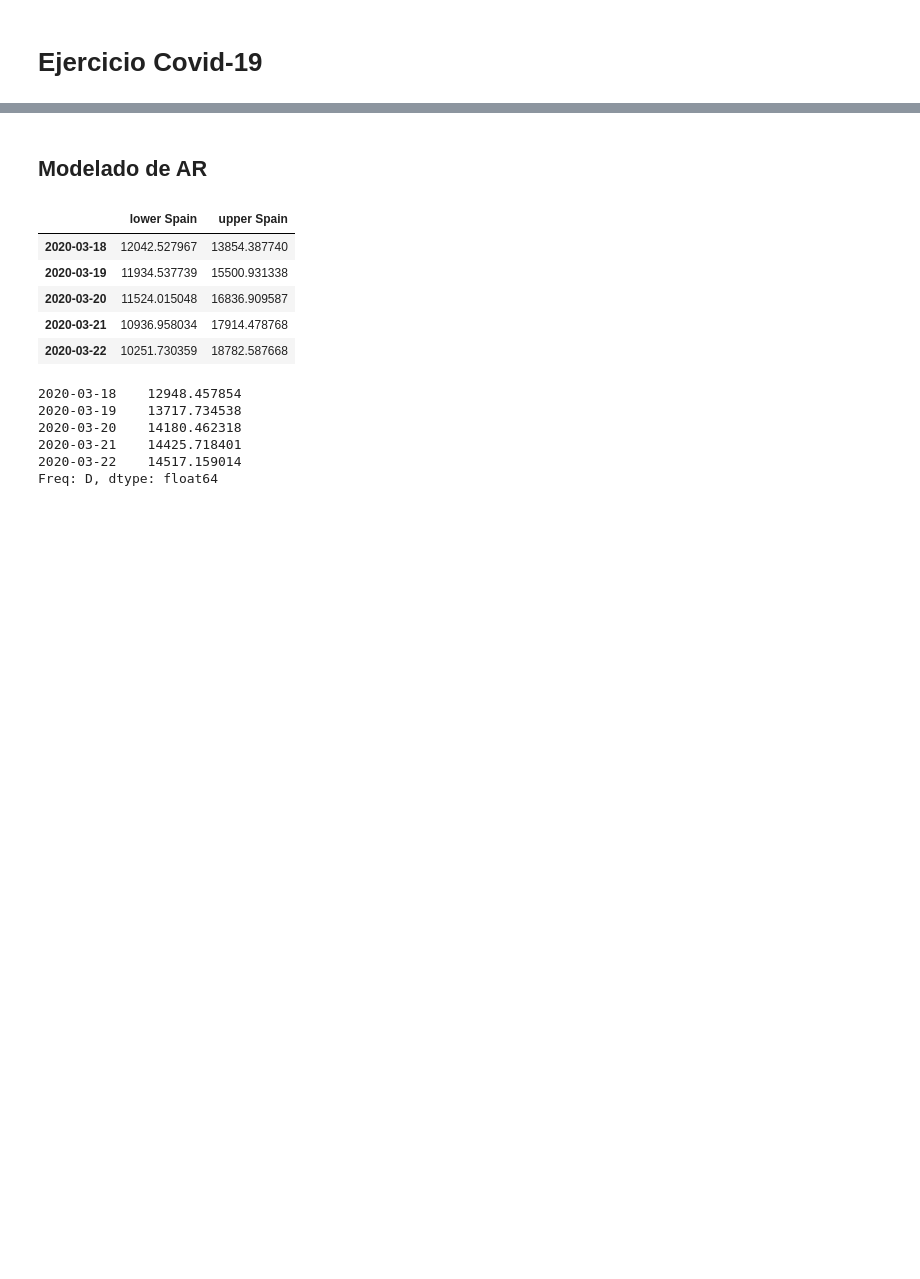
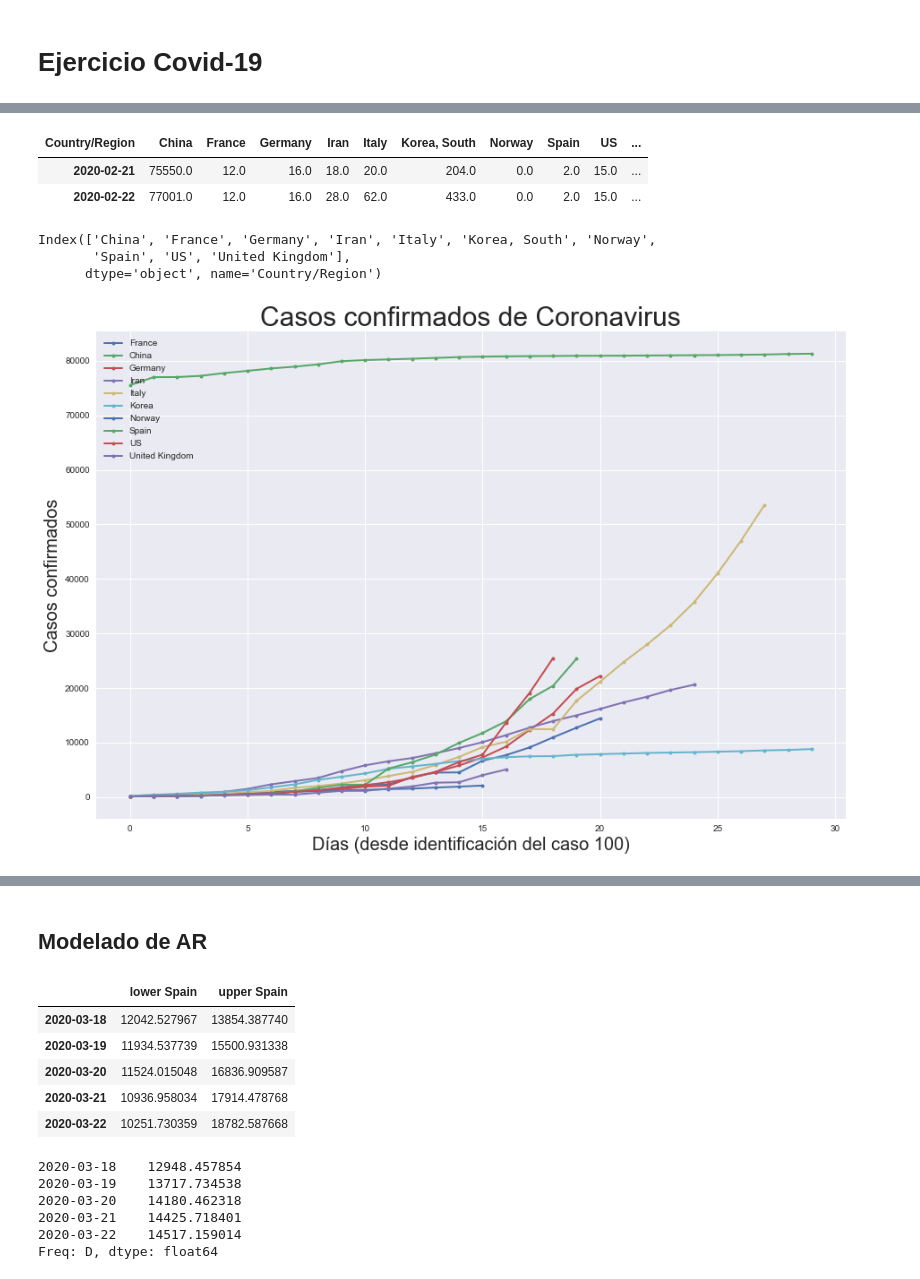
Before and after one commit to akakicreations/ejercicios-casuales-github, a Jupyter notebook: covid19-exercise/covid19_notebook.ipynb, the cells around one changed output, grey strips where cells are left out. Drawn from its saved outputs; the diff is of its cells as text; code cells hidden in the pictures; blank space fills up the shorter version.

```diff
--- a/covid19-exercise/covid19_notebook.ipynb
+++ b/covid19-exercise/covid19_notebook.ipynb
@@ -1,11 +1,2 @@
 # %% [markdown]
 # Ejercicio Covid-19
-# %%
-import numpy as np
-import pandas as pd
-import matplotlib.pyplot as plt
-
-plt.style.use("seaborn")
-plt.rcParams["figure.figsize"] = (15, 5)
-
-# Actualizar submodule: git submodule update
@@ -258,0 +81,17 @@ plt.show()
+# %%
+# Coger solo datos del último mes
+data_time_filter = data_time[-30:]
+# Si quiero quitar China: data_time_filter = data_time_filter.drop('China', axis=1)
+data_time_filter.head(2)
+# %% [output]
+| Country/Region | China | France | Germany | Iran | Italy | Korea, South | Norway | Spain | US | ... |
+| 2020-02-21 | 75550.0 | 12.0 | 16.0 | 18.0 | 20.0 | 204.0 | 0.0 | 2.0 | 15.0 | ... |
+| 2020-02-22 | 77001.0 | 12.0 | 16.0 | 28.0 | 62.0 | 433.0 | 0.0 | 2.0 | 15.0 | ... |
+# %%
+#Hago listado de Countries
+list_countries = data_time_filter.columns
+list_countries
+# %% [output]
+Index(['China', 'France', 'Germany', 'Iran', 'Italy', 'Korea, South', 'Norway',
+       'Spain', 'US', 'United Kingdom'],
+      dtype='object', name='Country/Region')
@@ -258,0 +115,33 @@ plt.show()
+# %%
+# Creamos los CSV
+dataframe_France = pd.read_csv('data_France.csv')
+dataframe_China = pd.read_csv('data_China.csv')
+dataframe_Germany = pd.read_csv('data_Germany.csv')
+dataframe_Iran = pd.read_csv('data_Iran.csv')
+dataframe_Italy = pd.read_csv('data_Italy.csv')
+dataframe_Korea = pd.read_csv('data_Korea, South.csv')
+dataframe_Norway = pd.read_csv('data_Norway.csv')
+dataframe_Spain = pd.read_csv('data_Spain.csv')
+dataframe_US = pd.read_csv('data_US.csv')
+dataframe_UnitedKingdom = pd.read_csv('data_United Kingdom.csv')
+# %%
+# Lo ploteo
+plt.plot(dataframe_France, label='France', marker='o', markersize=4, linewidth=2)
+plt.plot(dataframe_China, label='China',marker='o', markersize=4, linewidth=2)
+plt.plot(dataframe_Germany, label='Germany' ,marker='o', markersize=4, linewidth=2)
+plt.plot(dataframe_Iran, label='Iran',marker='o', markersize=4, linewidth=2)
+plt.plot(dataframe_Italy, label='Italy',marker='o', markersize=4, linewidth=2)
+plt.plot(dataframe_Korea, label='Korea' ,marker='o', markersize=4, linewidth=2)
+plt.plot(dataframe_Norway, label='Norway' ,marker='o', markersize=4, linewidth=2)
+plt.plot(dataframe_Spain, label='Spain' ,marker='o', markersize=4, linewidth=2)
+plt.plot(dataframe_US, label='US' ,marker='o', markersize=4, linewidth=2)
+plt.plot(dataframe_UnitedKingdom, label='United Kingdom',marker='o', markersize=4, linewidth=2)
+
+plt.legend(loc='upper left', frameon=False, fancybox=True)
+plt.title('Casos confirmados de Coronavirus', {'fontsize': 30})
+
+plt.xlabel("Días (desde identificación del caso 100)", {'fontsize': 20})
+plt.ylabel("Casos confirmados", {'fontsize': 20})
+plt.show()
+# %% [output]
+[figure, added]
```
Also changed, not shown: parts of 33 cells of this notebook.
